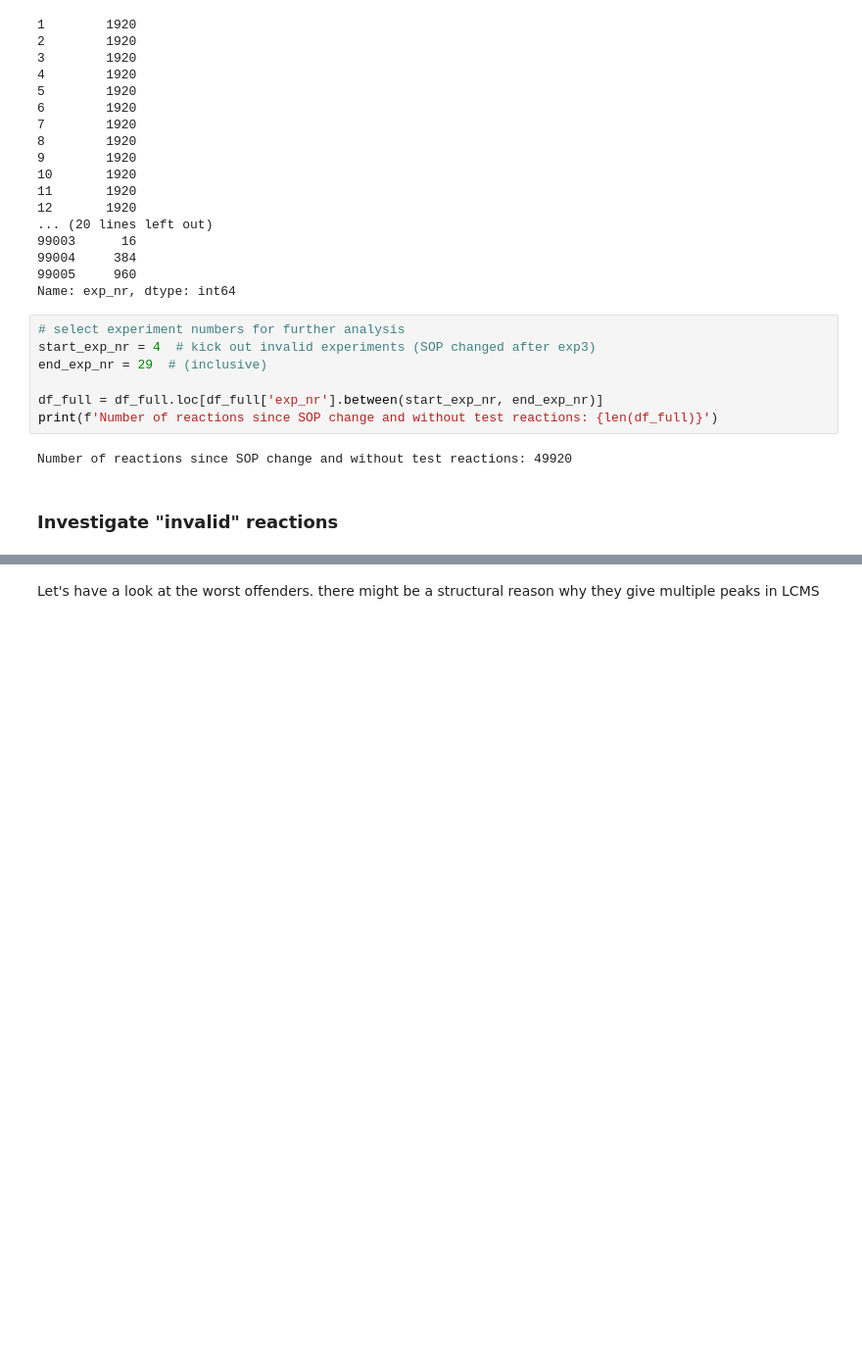
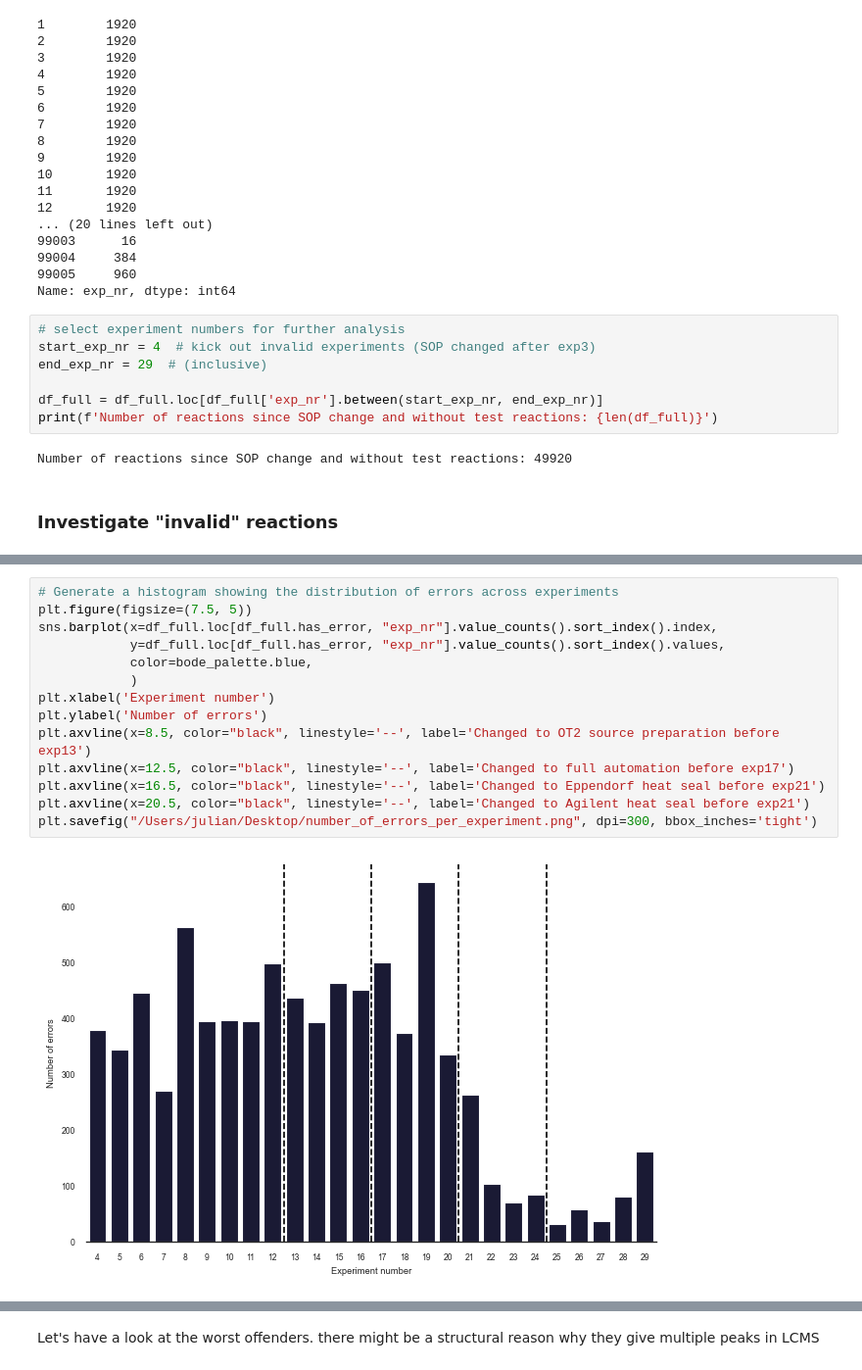
Before and after one commit to jugoetz/library-generation, a Jupyter notebook: notebooks/data_analysis/exploratory_data_analysis.ipynb, the cells around one changed output, grey strips where cells are left out. Shown at 98% size. Drawn from its saved outputs; the diff is of its cells as text; blank space fills up the shorter version.

```diff
--- a/notebooks/data_analysis/exploratory_data_analysis.ipynb
+++ b/notebooks/data_analysis/exploratory_data_analysis.ipynb
@@ -114,0 +189,16 @@ df_full.loc[df_full['valid'] == 'too many peaks for product A (4)']
+# %%
+# Generate a histogram showing the distribution of errors across experiments
+plt.figure(figsize=(7.5, 5))
+sns.barplot(x=df_full.loc[df_full.has_error, "exp_nr"].value_counts().sort_index().index,
+            y=df_full.loc[df_full.has_error, "exp_nr"].value_counts().sort_index().values,
+            color=bode_palette.blue,
+            )
+plt.xlabel('Experiment number')
+plt.ylabel('Number of errors')
+plt.axvline(x=8.5, color="black", linestyle='--', label='Changed to OT2 source preparation before exp13')
+plt.axvline(x=12.5, color="black", linestyle='--', label='Changed to full automation before exp17')
+plt.axvline(x=16.5, color="black", linestyle='--', label='Changed to Eppendorf heat seal before exp21')
+plt.axvline(x=20.5, color="black", linestyle='--', label='Changed to Agilent heat seal before exp21')
+plt.savefig("/Users/julian/Desktop/number_of_errors_per_experiment.png", dpi=300, bbox_inches='tight')
+# %% [output]
+[figure, added]
```
Also changed, not shown: parts of 19 cells of this notebook, 1 other file.
